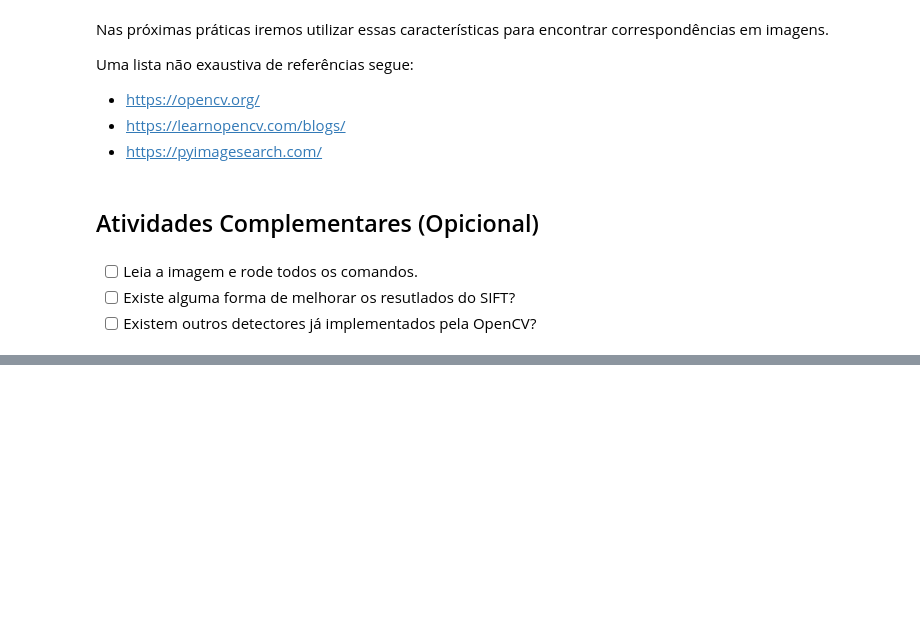
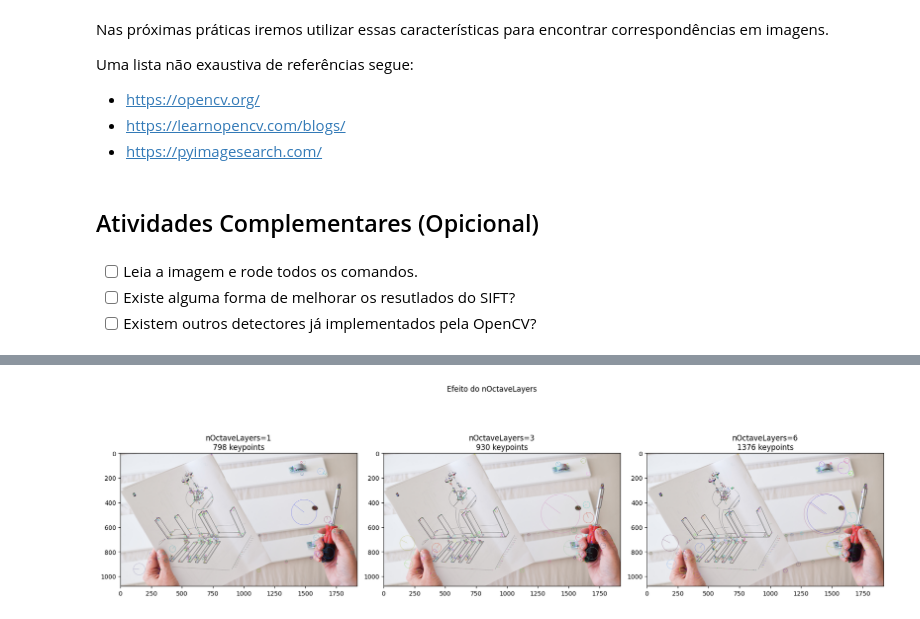
Before and after one commit to joseph-cbp/atividades-visao-computacional, a Jupyter notebook: VC - Mod02/VC_M2A1 - Detecção e Extração de Características/VC_M2A1 - Detecção e Extração de Características.ipynb, the cells around one changed output, grey strips where cells are left out. Drawn from its saved outputs; the diff is of its cells as text; code cells hidden in the pictures; blank space fills up the shorter version.

```diff
--- a/VC - Mod02/VC_M2A1 - Detecção e Extração de Características/VC_M2A1 - Detecção e Extração de Características.ipynb
+++ b/VC - Mod02/VC_M2A1 - Detecção e Extração de Características/VC_M2A1 - Detecção e Extração de Características.ipynb
@@ -86,0 +107,19 @@ Uma lista não exaustiva de referências segue:
+# %%
+octave_layers = [1, 3, 6]
+
+fig, axes = plt.subplots(1, len(octave_layers), figsize=(18, 6))
+
+for ax, n in zip(axes, octave_layers):
+    sift_n = cv2.SIFT_create(nOctaveLayers=n)
+    kp, _ = sift_n.detectAndCompute(image, None)
+    img_kp = cv2.drawKeypoints(
+        image, kp, None,
+        flags=cv2.DRAW_MATCHES_FLAGS_DRAW_RICH_KEYPOINTS
+    )
+    ax.imshow(cv2.cvtColor(img_kp, cv2.COLOR_BGR2RGB))
+    ax.set_title(f"nOctaveLayers={n}\n{len(kp)} keypoints")
+
+plt.suptitle("Efeito do nOctaveLayers")
+plt.tight_layout()
+# %% [output]
+[figure, added]
```
Also changed, not shown: parts of 9 cells of this notebook.
